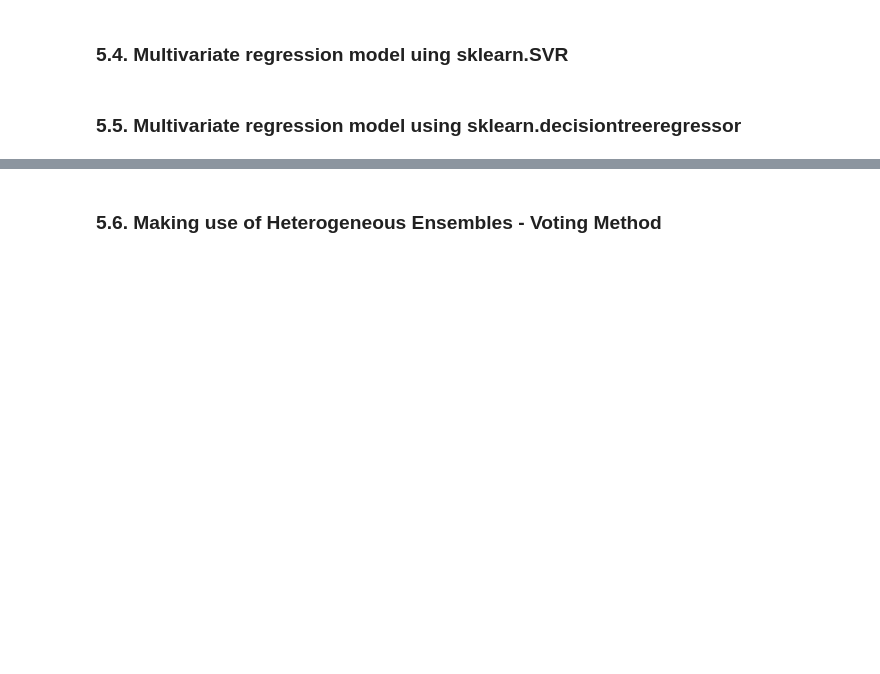
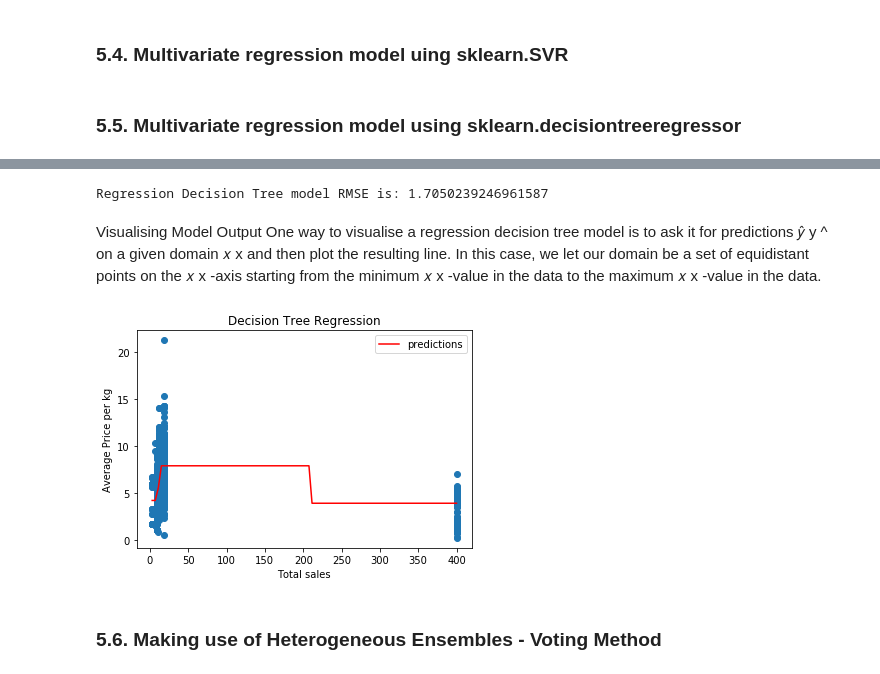
Before and after one commit to lkrump7/regression-apples-predict-api-template, a Jupyter notebook: Linear Regression team TS2.ipynb, the cells around one changed output, grey strips where cells are left out. Saved outputs shown, nothing was run; the diff lists cells and outputs as text; code cells hidden in the pictures; blank space fills up the shorter version.

```diff
--- a/Linear Regression team TS2.ipynb
+++ b/Linear Regression team TS2.ipynb
@@ -863,3 +925,40 @@ print('Formula:\n\t{}'.format(formula_str))
+# %%
+# Report RMSE
+print("Regression Decision Tree model RMSE is:",np.sqrt(MSE))
+# %% [output]
+Regression Decision Tree model RMSE is: 1.7050239246961587
+# %% [markdown]
+
+Visualising Model Output
+One way to visualise a regression decision tree model is to ask it for predictions  𝑦̂
+y
+^
+  on a given domain  𝑥
+x
+  and then plot the resulting line. In this case, we let our domain be a set of equidistant points on the  𝑥
+x
+ -axis starting from the minimum  𝑥
+x
+ -value in the data to the maximum  𝑥
+x
+ -value in the data.
+# %%
+x_domain = np.linspace(min(X), max(X), 100)[:, np.newaxis]
+# %%
+# predict y for every point in x-domain
+y_predictions = regr_tree.predict(x_domain)
+# %%
+# plot the regression tree line over data
+plt.figure()
+plt.scatter(X, y)
+plt.plot(x_domain, y_predictions, color="red", label='predictions')
+plt.xlabel("Total sales")
+plt.ylabel("Average Price per kg")
+plt.title("Decision Tree Regression")
+plt.legend()
+plt.show()
+# %% [output]
+[figure, added]
 # %% [markdown]
 ### 5.6. Making use of Heterogeneous Ensembles - Voting Method
 # %% [markdown]
```
Also changed, not shown: parts of 18 cells of this notebook.
